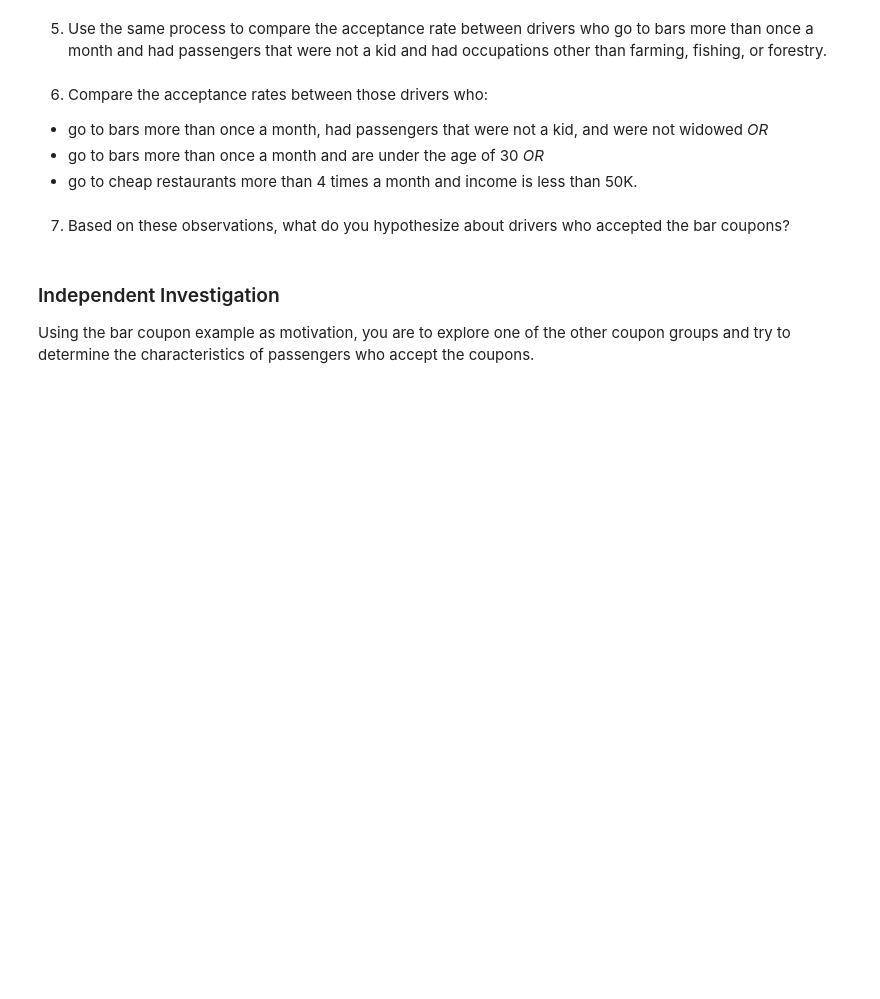
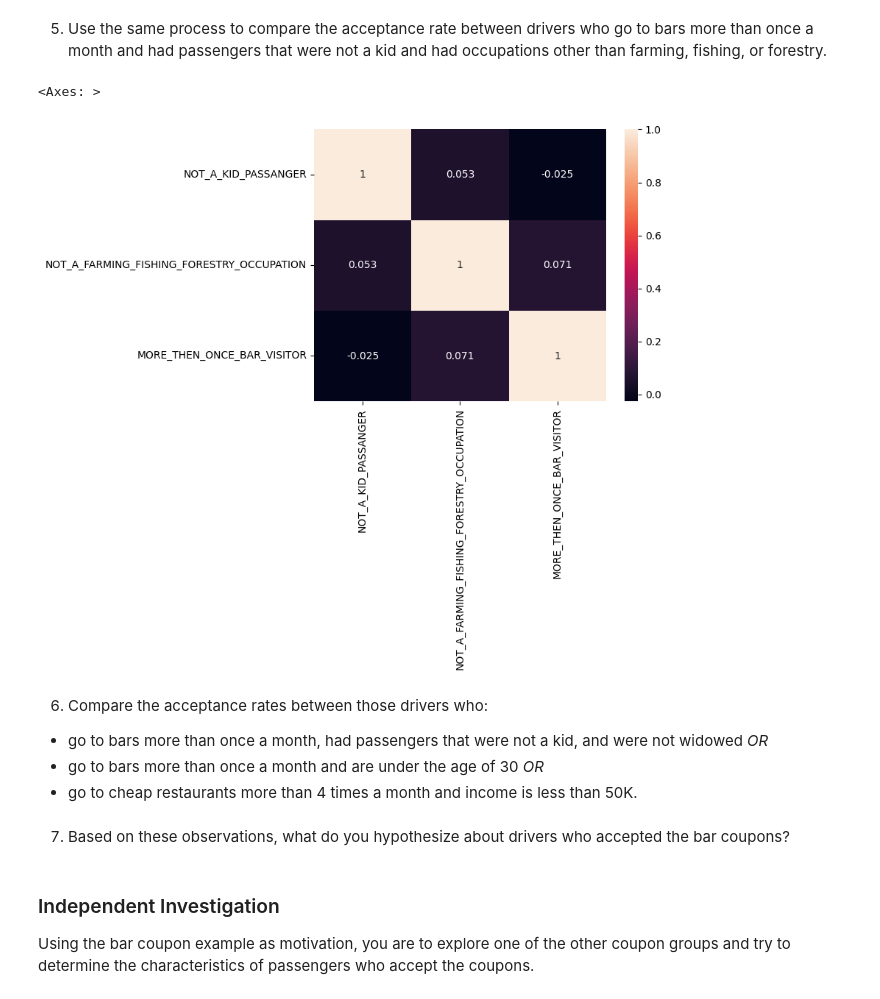
Before and after one commit to meetvipul2000/DataAnalysisApplication, a Jupyter notebook: Amazon-coupon_Accetance-analysis/prompt.ipynb, the cells around one changed output. Cells and saved outputs as stored; diff of their text form; code cells hidden in the pictures; blank space fills up the shorter version.

```diff
--- a/Amazon-coupon_Accetance-analysis/prompt.ipynb
+++ b/Amazon-coupon_Accetance-analysis/prompt.ipynb
@@ -257,5 +388,38 @@ accepted_bar_coupon_group_count['accepted_bar_coupon_ratio'] = accepted_bar_coup
 # %% [markdown]
 5. Use the same process to compare the acceptance rate between drivers who go to bars more than once a month and had passengers that were not a kid and had occupations other than farming, fishing, or forestry.
+# %%
+data = pd.read_csv('data/coupons.csv')
+data = data.drop(['car'], axis=1)
+data = data.dropna()
+
+'''Filter the  data with only accepted coupon for Bar coupon'''
+data= data.query('coupon=="Bar" and Y==1')
+
+'''remove unwanted chars from  passanger column values'''
+data['passanger'] = data['passanger'].str.replace("(s)","")
+
+'''Create a column which evaluates True for Friend and Partner Passanger values (Adult Passenger)'''
+passanger_list = {"Friend","Partner"}
+data['NOT_A_KID_PASSANGER'] = data['passanger'].isin(passanger_list)
+
+'''Create a Column which evaluates True for occupation other than Farming,Fishing and Forestry'''
+data['NOT_A_FARMING_FISHING_FORESTRY_OCCUPATION'] = data['occupation']!='Farming Fishing & Forestry'
+
+'''Create a Coloumn which evaluates  True for the  bar visitor more than once in a Month'''
+more_than_once_vistitor_list = {"4~8","1~3","gt8"}
+data['MORE_THEN_ONCE_BAR_VISITOR'] = data['Bar'].isin(more_than_once_vistitor_list)
+
+'''Create a new Data frame which contains onlt interested columns'''
+df = data[['NOT_A_KID_PASSANGER','NOT_A_FARMING_FISHING_FORESTRY_OCCUPATION','MORE_THEN_ONCE_BAR_VISITOR']]
+
+sns.heatmap(df.corr(), annot=True)
+
+''' According to acceptance rate heatmap below, Once a Month Vistor and Adult passenger showed negative correlation
+   while more than once vistor with occupation other than Farming/Fishing and Forstry display strong co-relation.
+'''
+# %% [output]
+<Axes: >
+[figure, added]
 # %% [markdown]
 6. Compare the acceptance rates between those drivers who:
 
```
Also changed, not shown: parts of 13 cells of this notebook, 5 other files.
